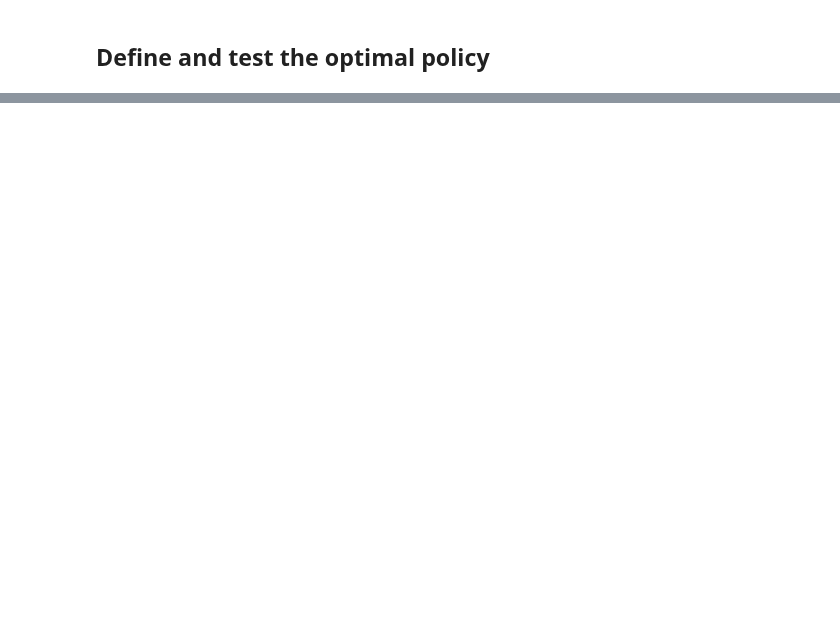
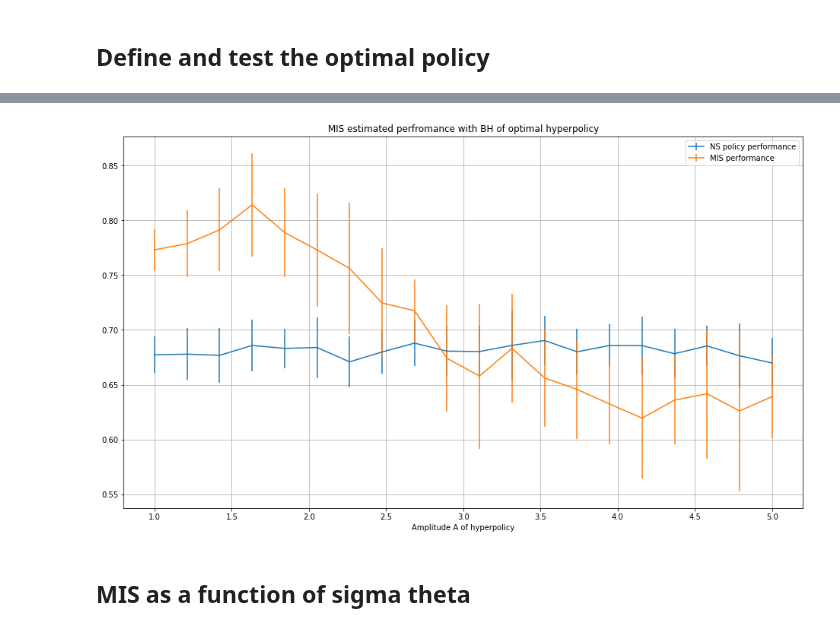
Before and after one commit to francescovidaich964/Como_lake, a Jupyter notebook: bandit_tests/optimization_NS_contextual_bandit.ipynb, the cells around one changed output, grey strips where cells are left out. Drawn from its saved outputs; the diff is of its cells as text; code cells hidden in the pictures; blank space fills up the shorter version.

```diff
--- a/bandit_tests/optimization_NS_contextual_bandit.ipynb
+++ b/bandit_tests/optimization_NS_contextual_bandit.ipynb
@@ -74,0 +89,18 @@ plt.show()
+# %%
+### Compute average IS weights (t=251 for 0, t=236 for max)
+t = 236
+alpha = t
+replicas = 10
+all_IS_weights = np.zeros((replicas, alpha))
+
+# Initialize hyperpolicy and env
+nu = Hyperpolicy(Policy, sigma_theta=1, A=3, psi=0, phi=0.1)
+env = ContextualBandit(mean_reward=True, sigma_x=1, A=3, psi=0, phi=0.1)
+
+for i in tqdm(range(replicas)):
+
+    env.reset()
+    contexts, thetas, rewards, actions, NS_process, theta_means = env.play(nu, n_steps=t, get_p=get_p)
+
+    # Evaluate the performance
+    all_IS_weights[i] = MIS_bh_estimation(nu, thetas, rewards, alpha, beta=1)[0]
@@ -74,0 +148,14 @@ plt.show()
+# %%
+fig, ax = plt.subplots(figsize=(16,9))
+ax.errorbar(range_A, perf_NS.mean(axis=1), yerr=perf_NS.std(axis=1), label='NS policy performance')
+ax.errorbar(range_A, perf_MIS.mean(axis=1), yerr=perf_MIS.std(axis=1), label='MIS performance')
+#ax.errorbar(range_A, var_MIS.mean(axis=1), yerr=var_MIS.std(axis=1), label='MIS variance')
+ax.grid()
+ax.set_xlabel('Amplitude A of hyperpolicy')
+ax.legend()
+plt.title('MIS estimated perfromance with BH of optimal hyperpolicy')
+plt.show()
+# %% [output]
+[figure, added]
+# %% [markdown]
+## MIS as a function of sigma theta
```
Also changed, not shown: parts of 10 cells of this notebook, 7 other files.
